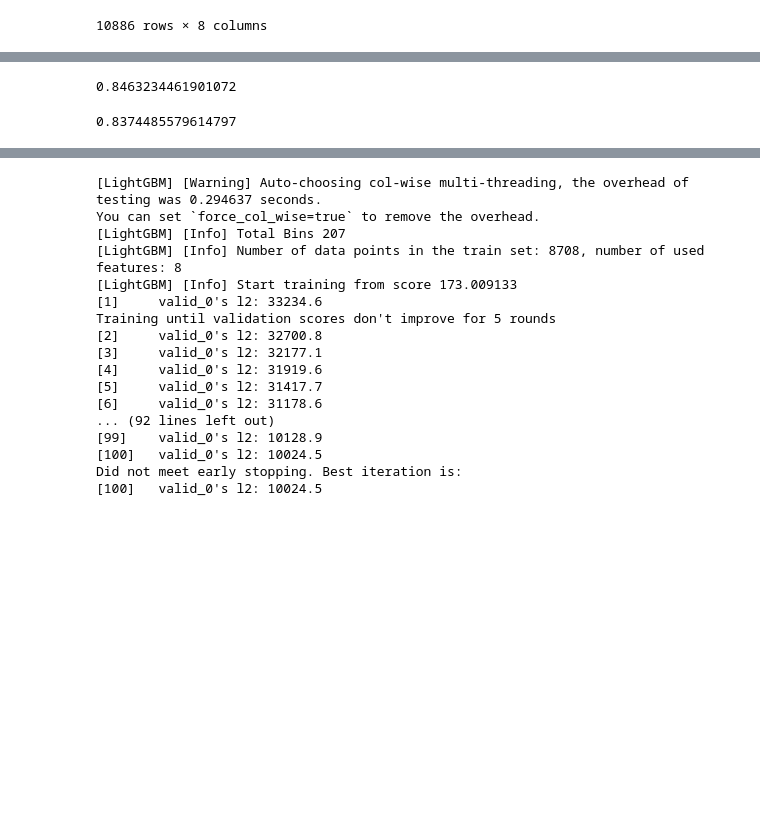
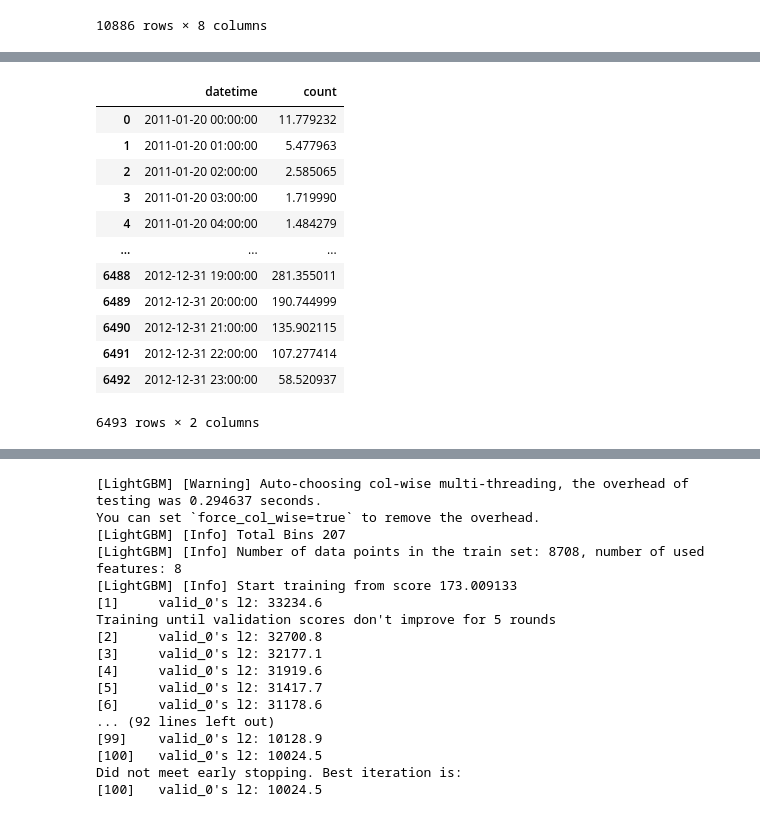
Before and after one commit to oms1226/20211018_1029_cdsipython, a Jupyter notebook: miniproject/MINI PROJECT _ Project-Bike-Demand-Prediction-Refactoring.ipynb, the cells around one changed output, grey strips where cells are left out. Saved outputs shown, nothing was run; the diff lists cells and outputs as text; code cells hidden in the pictures; blank space fills up the shorter version.

```diff
--- a/miniproject/MINI PROJECT _ Project-Bike-Demand-Prediction-Refactoring.ipynb
+++ b/miniproject/MINI PROJECT _ Project-Bike-Demand-Prediction-Refactoring.ipynb
@@ -489,14 +517,25 @@ model.score(X, Y)
 # %%
+#현재까지 제일 좋음 = > {'max_depth': 21} # 0.9930194141490305 # {'max_depth': 13} # 0.9654749872923223
+X = train[features]
+Y1 = np.log1p(train['registered'])
+Y2 = np.log1p(train['casual'])
+
 from sklearn.model_selection import GridSearchCV
 from sklearn.ensemble import RandomForestRegressor
-model = RandomForestRegressor()
+# model = RandomForestRegressor()
 
 params = {
-    'max_depth' : range(1, 11, 1),
+    'max_depth' : range(9, 26, 1),
 }
-gs = GridSearchCV(model, params, cv=10).fit(X, Y)
+gs = GridSearchCV(RandomForestRegressor(), params, cv=5).fit(X, Y1)
 pd.DataFrame(gs.cv_results_).sort_values('rank_test_score').head(5)
-gs.best_params_
-model = RandomForestRegressor(**gs.best_params_).fit(X, Y)
-model.score(X, Y)
+print(gs.best_params_)
+reg = RandomForestRegressor(**gs.best_params_).fit(X, Y1)
+print(reg.score(X, Y1))
+
+gs = GridSearchCV(RandomForestRegressor(), params, cv=5).fit(X, Y2)
+pd.DataFrame(gs.cv_results_).sort_values('rank_test_score').head(5)
+print(gs.best_params_)
+cas = RandomForestRegressor(**gs.best_params_).fit(X, Y2)
+print(cas.score(X, Y2))
 # %% [output]
@@ -550,38 +546,17 @@ r2_score(y_train, p_train), r2_score(y_test, p_test)
-# %%
-#안좋음
-from sklearn.model_selection import GridSearchCV
-from sklearn.ensemble import GradientBoostingRegressor
-
-model = GradientBoostingRegressor(random_state=0)
-
-params = {
-    'n_estimators' : [100, 300, 500],
-    'learning_rate' : [0.01, 0.01, 0.1],
-    'max_depth' : range(1, 11, 1),
-}
-
-gs = GridSearchCV(model, params).fit(X, Y)
-gs.best_params_
-model = GradientBoostingRegressor(**gs.best_params_).fit(X, Y)
-model.score(x_train, y_train)
-# %% [output]
-0.8463234461901072
-# %%
-from sklearn.model_selection import GridSearchCV
-from sklearn.ensemble import RandomForestRegressor
-model = RandomForestRegressor()
-
-params = {
-    "n_estimators"      : [10,20,30],
-    "max_features"      : ["auto", "sqrt", "log2"],
-    "min_samples_split" : [2,4,8],
-    "bootstrap": [True, False],
-    'max_depth' : range(1, 11, 1),
-}
-
-gs = GridSearchCV(model, params).fit(X, Y)
-gs.best_params_
-model = RandomForestRegressor(**gs.best_params_).fit(X, Y)
-model.score(x_train, y_train)
-# %% [output]
-0.8374485579614797
+# %%
+submission['count'] = np.expm1(reg.predict(test[features])) + np.expm1(cas.predict(test[features]))
+submission
+# %% [output]
+|  | datetime | count |
+| 0 | 2011-01-20 00:00:00 | 11.779232 |
+| 1 | 2011-01-20 01:00:00 | 5.477963 |
+| 2 | 2011-01-20 02:00:00 | 2.585065 |
+| 3 | 2011-01-20 03:00:00 | 1.719990 |
+| 4 | 2011-01-20 04:00:00 | 1.484279 |
+| ... | ... | ... |
+| 6488 | 2012-12-31 19:00:00 | 281.355011 |
+| 6489 | 2012-12-31 20:00:00 | 190.744999 |
+| 6490 | 2012-12-31 21:00:00 | 135.902115 |
+| 6491 | 2012-12-31 22:00:00 | 107.277414 |
+| 6492 | 2012-12-31 23:00:00 | 58.520937 |
+6493 rows × 2 columns
```
Also changed, not shown: parts of 20 cells of this notebook.
